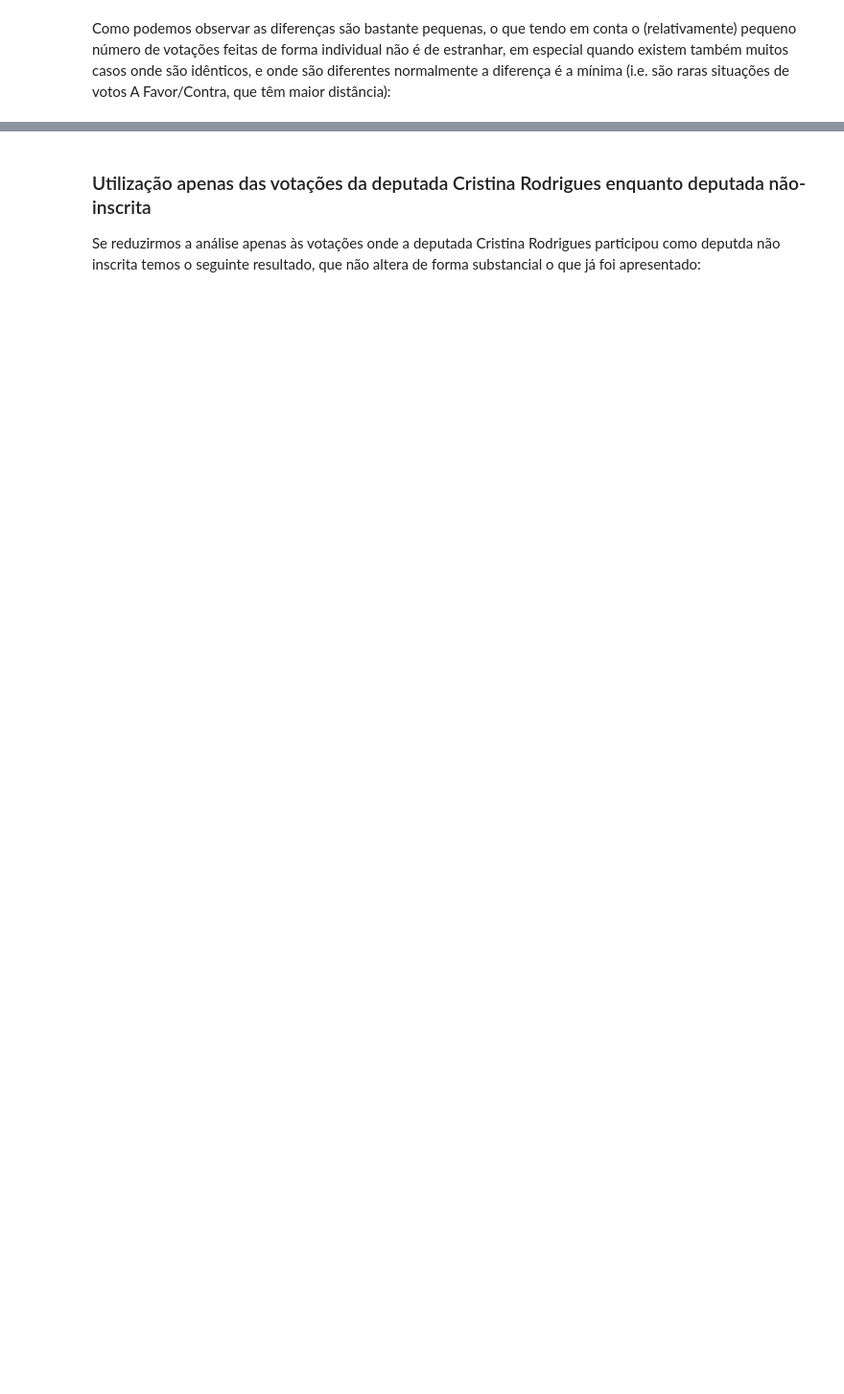
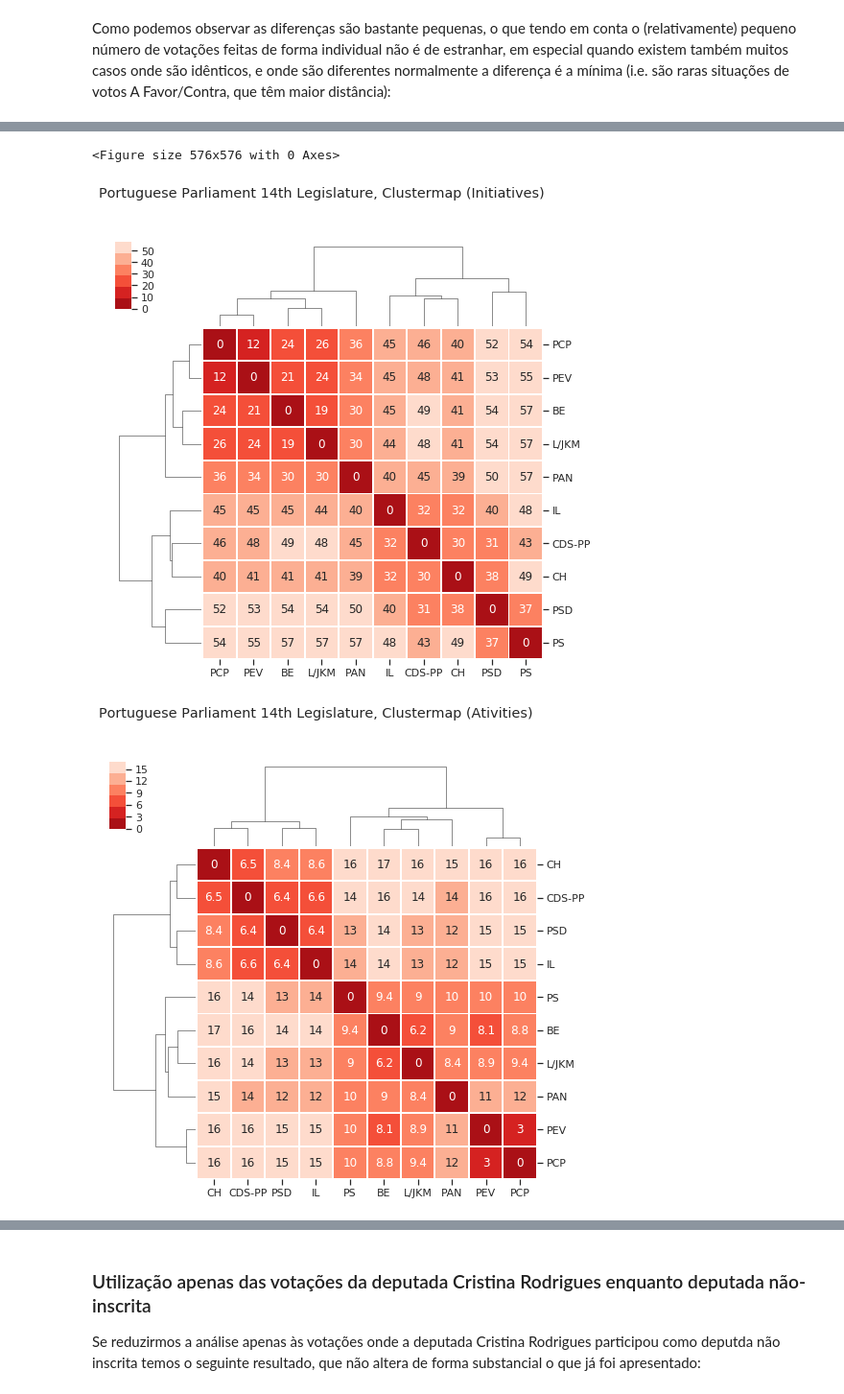
Before and after one commit to fsmunoz/pt-act-parlamentar, a Jupyter notebook: Actividade Parlamentar da XIV Legislatura.ipynb, the cells around one changed output, grey strips where cells are left out. Shown at 96% size. Cells and saved outputs as stored; diff of their text form; code cells hidden in the pictures; blank space fills up the shorter version.

Commit message:
Published from Watson Studio (initiatives vs activities section)

```diff
--- a/Actividade Parlamentar da XIV Legislatura.ipynb
+++ b/Actividade Parlamentar da XIV Legislatura.ipynb
@@ -2201,0 +2250,65 @@ Voted differently: 34
+# %%
+votes_ini_hm = ini_df[['BE', 'PCP', 'PEV', 'L/JKM', 'PS', 'PAN','PSD','IL','CDS-PP', 'CH']]
+votes_ini_hmn = votes_ini_hm.replace(["A Favor", "Contra", "Abstenção", "Ausência"], [1,-1,0,0]).fillna(0)
+
+votes_act_hm = act_df[['BE', 'PCP', 'PEV', 'L/JKM', 'PS', 'PAN','PSD','IL','CDS-PP', 'CH']]
+votes_act_hmn = votes_act_hm.replace(["A Favor", "Contra", "Abstenção", "Ausência"], [1,-1,0,0]).fillna(0)
+
+## Transpose the dataframe used for the heatmap
+votes_ini_t = votes_ini_hmn.transpose()
+votes_act_t = votes_act_hmn.transpose()
+
+## Determine the Eucledian pairwise distance
+## ("euclidean" is actually the default option)
+pwdist_ini = pdist(votes_ini_t, metric='euclidean')
+pwdist_act = pdist(votes_act_t, metric='euclidean')
+
+## Create the distance matrix
+distmat_ini = pd.DataFrame(
+    squareform(pwdist_ini), # pass a symmetric distance matrix
+    columns = votes_ini_t.index,
+    index = votes_ini_t.index
+)
+
+distmat_act = pd.DataFrame(
+    squareform(pwdist_act), # pass a symmetric distance matrix
+    columns = votes_act_t.index,
+    index = votes_act_t.index
+)
+
+## Display the heatmap of the distance matrix
+
+fig = plt.figure(figsize=(8,8))
+ax = fig.add_subplot()
+
+
+## Perform hierarchical linkage on the distance matrix using Ward's method.
+distmat_ini_link = hc.linkage(pwdist_ini, method="ward", optimal_ordering=True )
+distmat_act_link = hc.linkage(pwdist_act, method="ward", optimal_ordering=True )
+
+sns.clustermap(
+    distmat_ini,
+    annot = True,
+    cmap=sns.color_palette("Reds_r"),
+    linewidth=1,
+    #standard_scale=1,
+    row_linkage=distmat_ini_link,
+    col_linkage=distmat_ini_link,
+    figsize=(8,8)).fig.suptitle('Portuguese Parliament 14th Legislature, Clustermap (Initiatives)')
+
+sns.clustermap(
+    distmat_act,
+    annot = True,
+    cmap=sns.color_palette("Reds_r"),
+    linewidth=1,
+    #standard_scale=1,
+    row_linkage=distmat_act_link,
+    col_linkage=distmat_act_link,
+    figsize=(8,8)).fig.suptitle('Portuguese Parliament 14th Legislature, Clustermap (Ativities)')
+
+
+plt.show()
+# %% [output]
+<Figure size 576x576 with 0 Axes>
+[figure, added]
+[figure, added]
```
Also changed, not shown: parts of 44 cells of this notebook.
